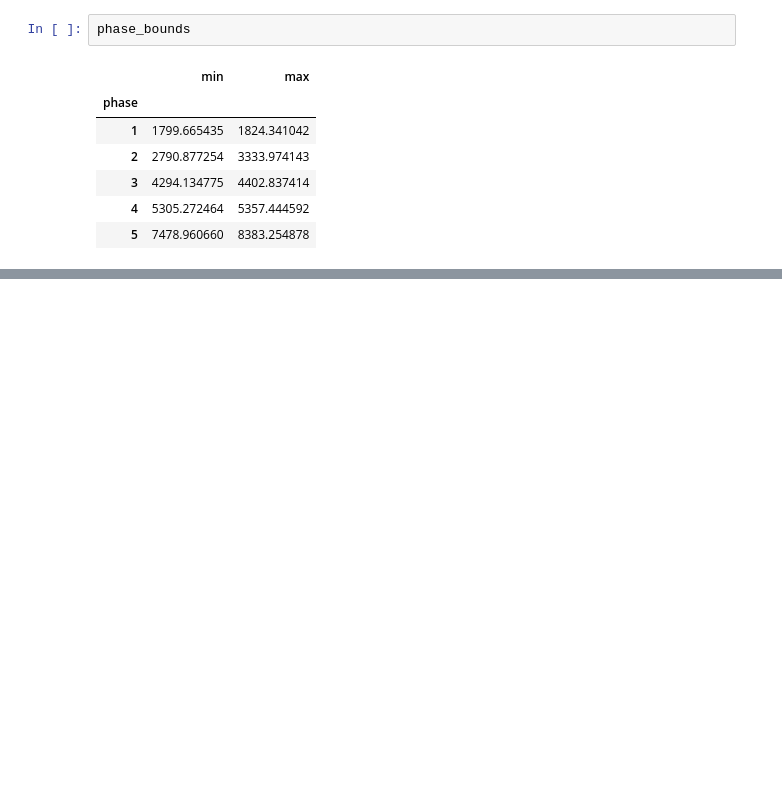
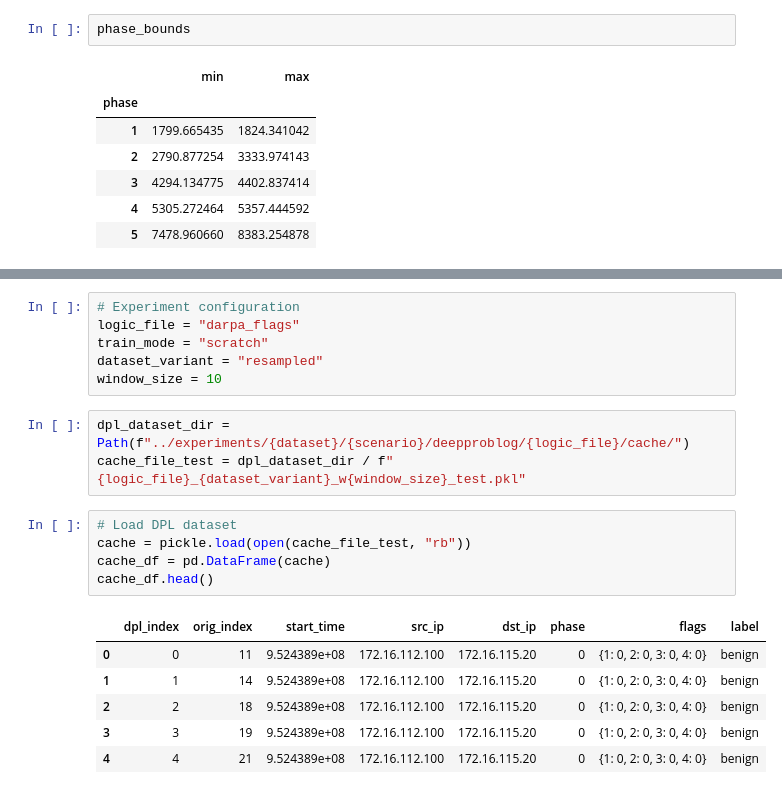
Before and after one commit to sofiaburkow/DeepChronos, a Jupyter notebook: notebooks/analyze_dpl.ipynb, the cells around one changed output, grey strips where cells are left out. Drawn from its saved outputs; the diff is of its cells as text; blank space fills up the shorter version.

```diff
--- a/notebooks/analyze_dpl.ipynb
+++ b/notebooks/analyze_dpl.ipynb
@@ -173,0 +67,21 @@ phase_bounds
+# %%
+# Experiment configuration
+logic_file = "darpa_flags"
+train_mode = "scratch"
+dataset_variant = "resampled"
+window_size = 10
+# %%
+dpl_dataset_dir = Path(f"../experiments/{dataset}/{scenario}/deepproblog/{logic_file}/cache/")
+cache_file_test = dpl_dataset_dir / f"{logic_file}_{dataset_variant}_w{window_size}_test.pkl"
+# %%
+# Load DPL dataset
+cache = pickle.load(open(cache_file_test, "rb"))
+cache_df = pd.DataFrame(cache)
+cache_df.head()
+# %% [output]
+|  | dpl_index | orig_index | start_time | src_ip | dst_ip | phase | flags | label |
+| 0 | 0 | 11 | 9.524389e+08 | 172.16.112.100 | 172.16.115.20 | 0 | {1: 0, 2: 0, 3: 0, 4: 0} | benign |
+| 1 | 1 | 14 | 9.524389e+08 | 172.16.112.100 | 172.16.115.20 | 0 | {1: 0, 2: 0, 3: 0, 4: 0} | benign |
+| 2 | 2 | 18 | 9.524389e+08 | 172.16.112.100 | 172.16.115.20 | 0 | {1: 0, 2: 0, 3: 0, 4: 0} | benign |
+| 3 | 3 | 19 | 9.524389e+08 | 172.16.112.100 | 172.16.115.20 | 0 | {1: 0, 2: 0, 3: 0, 4: 0} | benign |
+| 4 | 4 | 21 | 9.524389e+08 | 172.16.112.100 | 172.16.115.20 | 0 | {1: 0, 2: 0, 3: 0, 4: 0} | benign |
```
Also changed, not shown: parts of 25 cells of this notebook, 41 other files.
